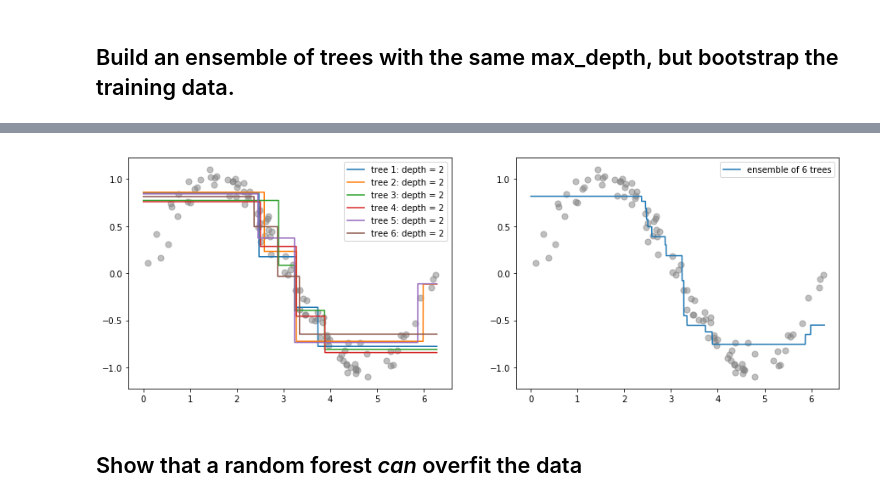
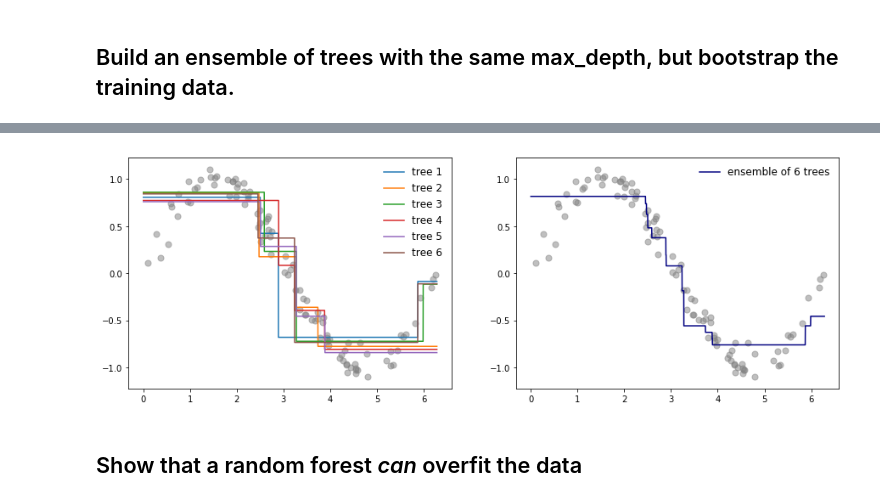
Before and after one commit to jmbuyck/articles, a Jupyter notebook: random_forest_regressor/RFR_Explained.ipynb, the cells around one changed output, grey strips where cells are left out. Cells and saved outputs as stored; diff of their text form; code cells hidden in the pictures.

Commit message:
examples and plots done, code refactored. TODO add link to article

```diff
--- a/random_forest_regressor/RFR_Explained.ipynb
+++ b/random_forest_regressor/RFR_Explained.ipynb
@@ -155,7 +181,7 @@ def ensemble_grow(X, y, num_trees, max_depth, bootstrap=False):
             train_X, train_y = X, y
 
         ensemble_tree = DecisionTreeRegressor(random_state=0, max_depth=max_depth)
-        ensemble_tree.fit(train_X.reshape(-1, 1), train_y)
+        tree_fit(train_X, train_y, ensemble_tree)
 
         trees.append(ensemble_tree)
 
@@ -173,7 +199,7 @@ def ensemble_predict(X, trees):
 
     # get the predictions for each tree and add to running sum
     for tree in trees:
-        y_hat_sum += tree.predict(X.reshape(-1, 1))
+        y_hat_sum += tree_predict(X, tree)
 
     # divide by total number of trees to get the average
     y_hat = y_hat_sum / num_trees
@@ -191,6 +215,6 @@ max_depth=2
 # %%
-# TODO clean up this code - rename my_first_ensemble
-my_first_ensemble = ensemble_grow(
+# create an ensemble of trees with no randomness added in
+ensemble_deterministic = ensemble_grow(
     X=X,
     y=y,
     num_trees=num_trees,
@@ -198,16 +222,14 @@ my_first_ensemble = ensemble_grow(
     bootstrap=False
 )
 
-tree_count = len(my_first_ensemble)
-
 # figure size to keep all of the subplots legible
 plt.figure(figsize=(15, 10))
 
 # get number of rows and cols for subplot to plot in a square grid
-subplot_dim = ceil(sqrt(tree_count))
+subplot_dim = ceil(sqrt(num_trees))
 
 # plot the model for each tree in the ensemble on its own graph
-for idx, tree in enumerate(my_first_ensemble):
+for idx, tree in enumerate(ensemble_deterministic):
     tree_depth = tree.get_depth()
 
     # create our subplot and plot our training data
@@ -215,7 +237,7 @@ for idx, tree in enumerate(my_first_ensemble):
     plot_training_data(X, y)
 
     # generate the predictions for plotting the model
-    y_model_plot = tree.predict(X_model_plot.reshape(-1, 1))
+    y_model_plot = tree_predict(X_model_plot, tree)
 
     # plot each tree's predictions
     plot_model_results(
@@ -231,6 +253,8 @@ for idx, tree in enumerate(my_first_ensemble):
 # final touches on our plot and saving to file
 if print_title:
     plt.suptitle('Individual Trees in Ensemble', fontsize=18)
+if save_image:
+    plt.savefig('trees_in_determinisic_ensemble.png', dpi=default_dpi)
 plt.show()
 # %% [output]
 [figure]
@@ -332,38 +365,59 @@ plt.show()
 # %%
-# TODO plot side by side: all decision tree models on one graph, next to the ensemble
+# plot side by side: all decision tree models on one graph, next to the ensemble on another
 # GOAL: see that not only does the ensemble produce a different result,
 #       but also the curve is becoming smoother and not overfitting the data.
 
 # figure size to keep all of the subplots legible
 plt.figure(figsize=(15, 5))
 
 # plot the model for each tree within the ensemble on the same graph
 plt.subplot(1, 2, 1)
 if print_title:
     plt.title(f'Individual Decision Trees with Bootstrapping', fontsize=14)
+
+# plot our training data
 plot_training_data(X, y)
 
-for idx, tree in enumerate(my_next_ensemble):
+for idx, tree in enumerate(ensemble_bootstrapped):
     tree_depth = tree.get_depth()
 
     # generate the predictions for plotting the model
-    y_model_plot = tree.predict(X_model_plot.reshape(-1, 1))
+    y_model_plot = tree_predict(X_model_plot, tree)
 
-    plt.plot(X_model_plot, y_model_plot, label=f'tree {idx + 1}: depth = {tree_depth}')
-    plt.legend()
+    # plot each tree's predictions
+    plot_model_results(
+        X=X_model_plot,
+        y_hat=y_model_plot,
+        c=None,
+        label=f'tree {idx + 1}',
+        legend_line_size=2
+    )
 
 # plot the results of ensemble on another graph
 plt.subplot(1, 2, 2)
 if print_title:
     plt.title(f'An Ensemble of Trees with Bootstrapping', fontsize=14)
+
+# plot our training data
 plot_training_data(X, y)
-y_model_plot = ensemble_predict(X_model_plot, my_next_ensemble)
-plt.plot(X_model_plot, y_model_plot, label=f'ensemble of {len(my_first_ensemble)} trees')
-plt.legend()
 
+# generate the predictions for plotting the model
+y_model_plot = ensemble_predict(X_model_plot, ensemble_bootstrapped)
+
+# plot the ensemble's predictions
+plot_model_results(
+    X=X_model_plot,
+    y_hat=y_model_plot,
+    label=f'ensemble of {num_trees} trees',
+    legend_line_size=2
+)
+
+# final touches on our plot and saving to file
+if save_image:
+    plt.savefig('bootstrapped_ensemble_side_by_side.png', dpi=default_dpi)
 plt.show()
 # %% [output]
-[figure, old version]
+[figure, new version]
 # %% [markdown]
 ## Show that a random forest _can_ overfit the data
 # %%
```
Also changed, not shown: parts of 12 cells of this notebook.
